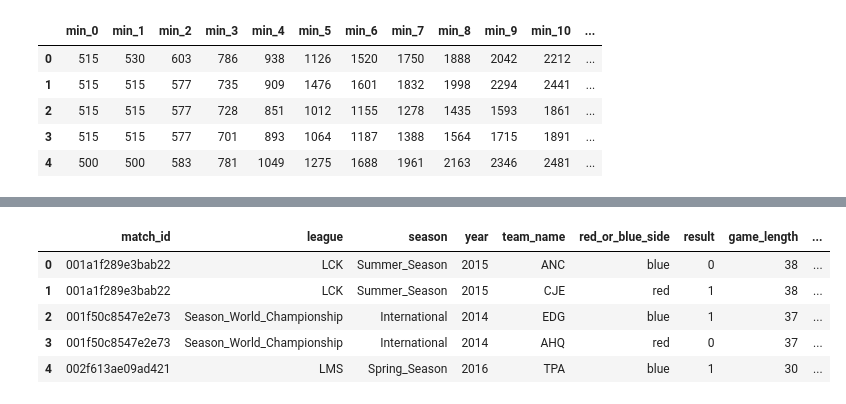
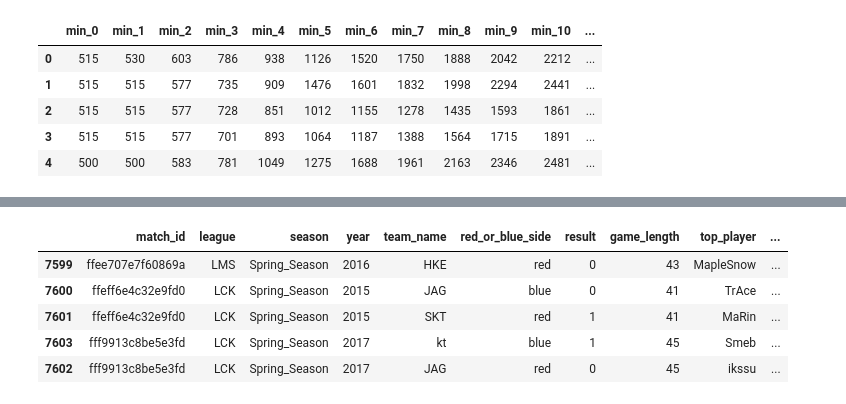
Before and after one commit to MPhillips55/Capstone_Project_2_League_of_Legends, a Jupyter notebook: EDA/League of Legends Dataset - Data Wrangling.ipynb, the cells around one changed output, grey strips where cells are left out. Cells and saved outputs as stored; diff of their text form; code cells hidden in the pictures.

```diff
--- a/EDA/League of Legends Dataset - Data Wrangling.ipynb
+++ b/EDA/League of Legends Dataset - Data Wrangling.ipynb
@@ -523,3 +516,5 @@ merged_df1.head()
 | 4 | 002f613ae09ad421 | LMS | Spring_Season | 2016 | TPA | blue | 1 | 30 | ... |
 # %% [markdown]
 ### TOTAL GOLD
+# %%
+merged_df1.sort_values(['match_id', 'red_or_blue_side'], inplace=True)
@@ -1085,0 +1232,4 @@ Name: type, dtype: int64
+# %%
+merged_df1.drop(['gold_value_per_min', 'top_gold_min', 'jungle_gold_min', 'mid_gold_min',
+                 'adc_gold_min', 'support_gold_min'], axis=1, inplace=True)
+merged_df1.head()
@@ -1086,12 +1243,12 @@ Name: type, dtype: int64
 # %%
-merged_df1.head()
+merged_df1.tail()
 # %% [output]
-|  | match_id | league | season | year | team_name | red_or_blue_side | result | game_length | ... |
-| 0 | 001a1f289e3bab22 | LCK | Summer_Season | 2015 | ANC | blue | 0 | 38 | ... |
-| 1 | 001a1f289e3bab22 | LCK | Summer_Season | 2015 | CJE | red | 1 | 38 | ... |
-| 2 | 001f50c8547e2e73 | Season_World_Championship | International | 2014 | EDG | blue | 1 | 37 | ... |
-| 3 | 001f50c8547e2e73 | Season_World_Championship | International | 2014 | AHQ | red | 0 | 37 | ... |
-| 4 | 002f613ae09ad421 | LMS | Spring_Season | 2016 | TPA | blue | 1 | 30 | ... |
+|  | match_id | league | season | year | team_name | red_or_blue_side | result | game_length | top_player | ... |
+| 7599 | ffee707e7f60869a | LMS | Spring_Season | 2016 | HKE | red | 0 | 43 | MapleSnow | ... |
+| 7600 | ffeff6e4c32e9fd0 | LCK | Spring_Season | 2015 | JAG | blue | 0 | 41 | TrAce | ... |
+| 7601 | ffeff6e4c32e9fd0 | LCK | Spring_Season | 2015 | SKT | red | 1 | 41 | MaRin | ... |
+| 7603 | fff9913c8be5e3fd | LCK | Spring_Season | 2017 | kt | blue | 1 | 45 | Smeb | ... |
+| 7602 | fff9913c8be5e3fd | LCK | Spring_Season | 2017 | JAG | red | 0 | 45 | ikssu | ... |
 # %%
 gold_df_merged.fillna(value=np.nan, inplace=True)
 
```
Also changed, not shown: parts of 47 cells of this notebook, 2 other files.
